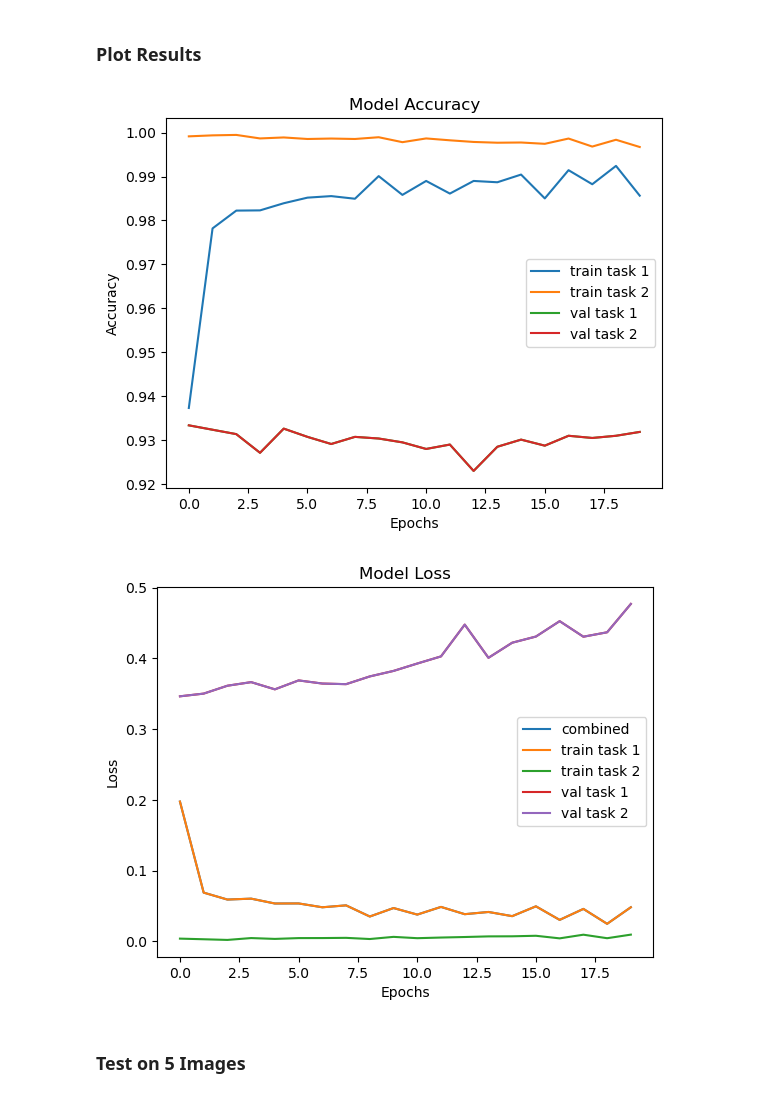
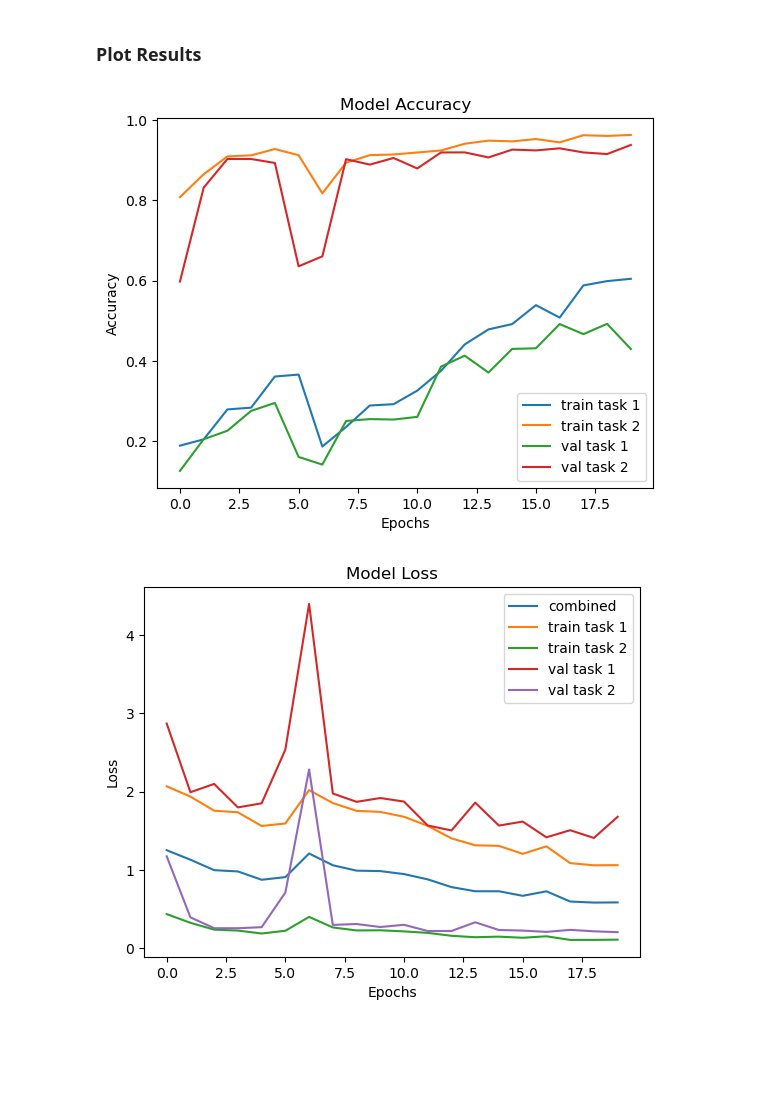
Before and after one commit to mnguyen0226/multitask_learning_vit, a Jupyter notebook: multitask-learning-cnn-cifar10.ipynb, the cells around one changed output. Cells and saved outputs as stored; diff of their text form; code cells hidden in the pictures; blank space fills up the shorter version.

```diff
--- a/multitask-learning-cnn-cifar10.ipynb
+++ b/multitask-learning-cnn-cifar10.ipynb
@@ -272,6 +253,0 @@ superclass_mapping = {
-# %%
-# network parameters
-input_shape = (32, 32, 3)
-batch_size = 128
-epochs=20
-gamma=0.5
@@ -692,18 +540,24 @@ gamma=1
+# %%
+# define parameters and generate model
+gamma=0.5
+dropout = 0.5
+optimizer = 'Adam'
+model_4 = create_model(dropout)
 # %%
 # compile model
-model_3.compile(loss={'task_1_output': 'categorical_crossentropy',
+model_4.compile(loss={'task_1_output': 'categorical_crossentropy',
                     'task_2_output': 'binary_crossentropy'},
               loss_weights={'task_1_output': gamma,
                             'task_2_output': 1-gamma},
-              optimizer='adam',
+              optimizer=optimizer,
               metrics=['accuracy'])
 # %% [markdown]
 ### Train & Evaluate Model
 # %%
 # train model
-history_3 = model_3.fit({'input': new_X_train},
-                        {'task_1_output': new_y_train, 'task_2_output': new_y_train_super},
-                        validation_data=(new_X_test, [new_y_test, new_y_test_super]),
+history_4 = model_4.fit({'input': X_train},
+                        {'task_1_output': y_train, 'task_2_output': y_train_super},
+                        validation_split=0.15,
                         epochs=epochs,
                         batch_size=batch_size,
                         verbose=1)
@@ -764,29 +625,27 @@ Test task 2 acc: 0.9318749904632568
 ### Plot Results
 # %%
 # accuracy plot
-plt.plot(history_3.history['task_1_output_accuracy'])
-plt.plot(history_3.history['task_2_output_accuracy'])
-plt.plot(history_3.history['val_task_2_output_accuracy'])
-plt.plot(history_3.history['val_task_2_output_accuracy'])
+plt.plot(history_4.history['task_1_output_accuracy'])
+plt.plot(history_4.history['task_2_output_accuracy'])
+plt.plot(history_4.history['val_task_1_output_accuracy'])
+plt.plot(history_4.history['val_task_2_output_accuracy'])
 plt.title('Model Accuracy')
 plt.ylabel('Accuracy')
 plt.xlabel('Epochs')
 plt.legend(['train task 1', 'train task 2', 'val task 1', 'val task 2'])
 plt.show()
 
 # loss plot
-plt.plot(history_3.history['loss'])
-plt.plot(history_3.history['task_1_output_loss'])
-plt.plot(history_3.history['task_2_output_loss'])
-plt.plot(history_3.history['val_task_2_output_loss'])
-plt.plot(history_3.history['val_task_2_output_loss'])
+plt.plot(history_4.history['loss'])
+plt.plot(history_4.history['task_1_output_loss'])
+plt.plot(history_4.history['task_2_output_loss'])
+plt.plot(history_4.history['val_task_1_output_loss'])
+plt.plot(history_4.history['val_task_2_output_loss'])
 plt.title('Model Loss')
 plt.ylabel('Loss')
 plt.xlabel('Epochs')
 plt.legend(['combined' ,'train task 1', 'train task 2', 'val task 1', 'val task 2'])
 plt.show()
 # %% [output]
-[figure, old version]
+[figure, new version]
-[figure, old version]
+[figure, new version]
-# %% [markdown]
-### Test on 5 Images
```
Also changed, not shown: parts of 87 cells of this notebook.
